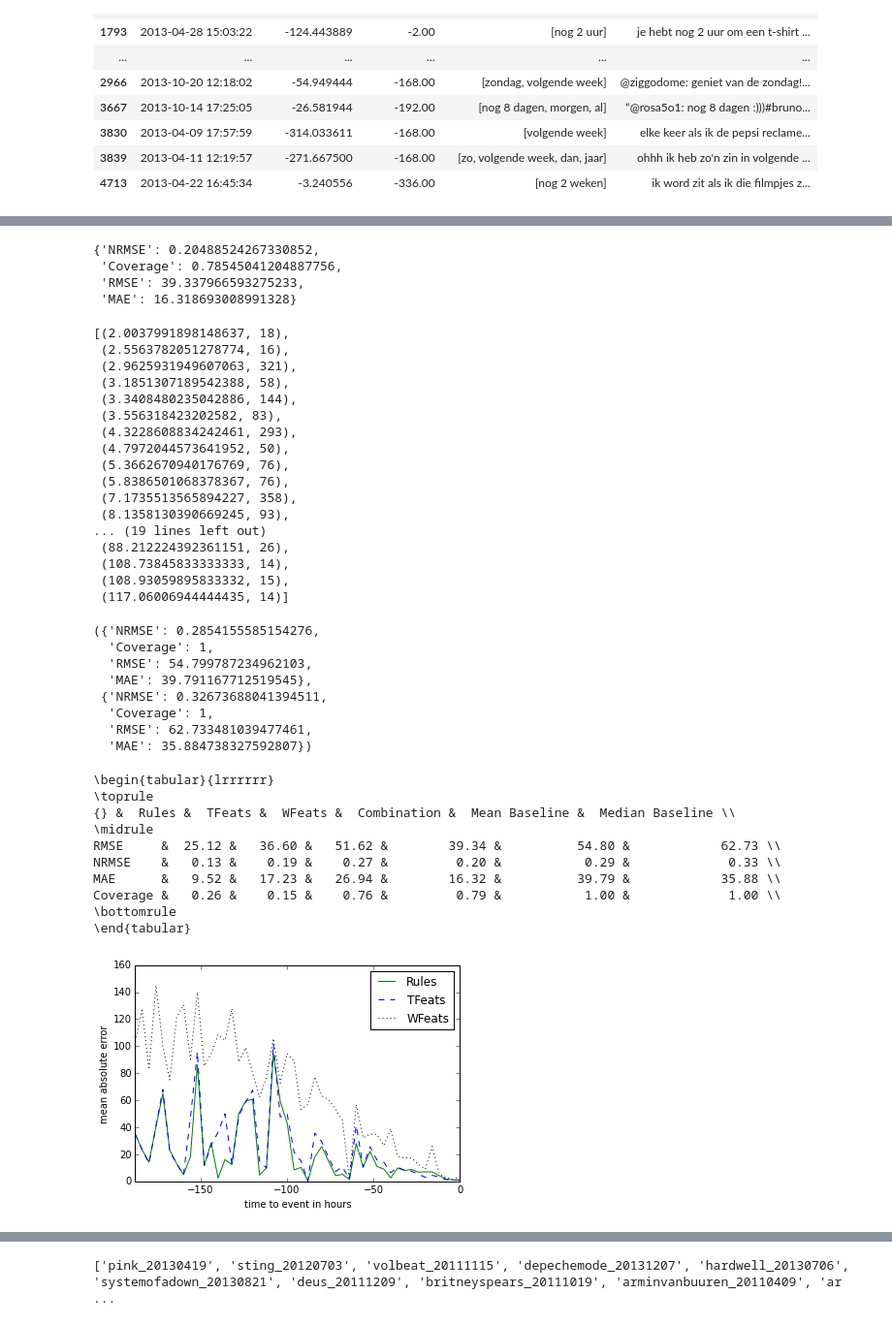
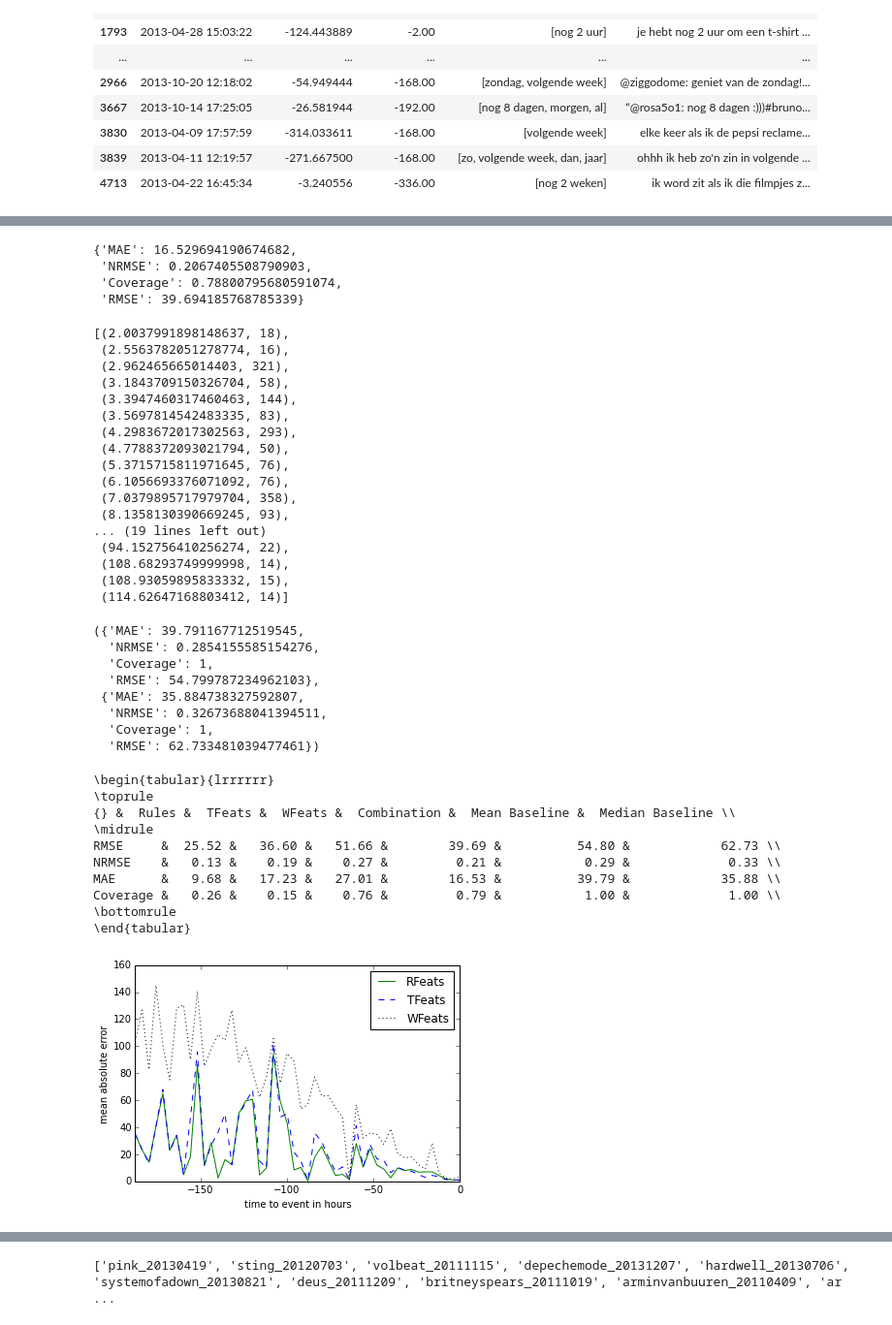
Before and after one commit to ahurriyetoglu/tte_estimation, a Jupyter notebook: WordTimeSeries.ipynb, the cells around one changed output, grey strips where cells are left out. Shown at 97% size. Cells and saved outputs as stored; diff of their text form; code cells hidden in the pictures.

```diff
--- a/WordTimeSeries.ipynb
+++ b/WordTimeSeries.ipynb
@@ -756,7 +756,7 @@ def run_loo_experimentP(myexperiment, lComb=1, stdThresh=0.85,throcc=1, excambtm
         tmpFeats = []
         for i in range(1,lComb+1):
             tmpFeats = tmpFeats + ["_".join(x) for x in chain.from_iterable([combinations(fa,i)])]
-        newFeats.append(tmpFeats)
+        newFeats.append(list(set(tmpFeats)))
 
     myexperiment["featComb"] = newFeats.copy()
 #     lComb -= 1
@@ -1549,4 +1549,4 @@ wordsC = getlinelist('../timexNelleke/20140228-contentWordsC.txt')
 wordsD = getlinelist('../timexNelleke/20140228-contentWordsD.txt')
 use_wlistM = wordsA + wordsB + wordsC + wordsD
 # %%
-use_wlistT = getlinelist('../timexNelleke/timexall')
+use_wlistT = getlinelist('../timexNelleke/timexall9.txt')
@@ -3131,6 +3139,7 @@ Coverage &   0.27 &    0.21 &    0.83 &         0.85 &           1.00 &
 \bottomrule
 \end{tabular}
 # %%
+myLineStyles = ['g-','b--','k:', 'r-.']
 rulesHistDF['error'] = np.abs(rulesHistDF.time_to_eventhF - rulesHistDF.histMed_rulesMeaSerie)
 rulesTmxHistDF['error'] = np.abs(rulesTmxHistDF.time_to_eventhF - rulesTmxHistDF.histMed_rulesAndTrain)
 rulesTmxLexHistDF['error'] = np.abs(rulesTmxLexHistDF.time_to_eventhF - rulesTmxLexHistDF.histMed_rulesTFeatsWFeats)
@@ -3142,7 +3151,7 @@ rulesTmxHistDF[fieldName] = rulesTmxHistDF.time_to_event.apply(lambda x: int(-x/
 rulesTmxLexHistDF[fieldName] = rulesTmxLexHistDF.time_to_event.apply(lambda x: int(-x/np.timedelta64(gatherPeriod, 'h')))
 
 averagedPeriod = pd.DataFrame([rulesHistDF.groupby(fieldName)['error'].mean(),rulesTmxHistDF.groupby(fieldName)['error'].mean(),\
-              rulesTmxLexHistDF.groupby(fieldName)['error'].mean()], index=['Rules','TFeats','WFeats']).T
+              rulesTmxLexHistDF.groupby(fieldName)['error'].mean()], index=['RFeats','TFeats','WFeats']).T
 
 averagedPeriod.index = averagedPeriod.index*gatherPeriod
 fig, ax = plt.subplots()
@@ -3540,30 +3553,30 @@ mc_resultsDict["Combination"]["Coverage"] = conLOOResultT.priorityALLEst.count()
 mc_resultsDict["Combination"]["NRMSE"] = mc_resultsDict["Combination"]["RMSE"]/192
 mc_resultsDict["Combination"]
 # %% [output]
-{'NRMSE': 0.20488524267330852,
- 'Coverage': 0.78545041204887756,
- 'RMSE': 39.337966593275233,
- 'MAE': 16.318693008991328}
+{'MAE': 16.529694190674682,
+ 'NRMSE': 0.2067405508790903,
+ 'Coverage': 0.78800795680591074,
+ 'RMSE': 39.694185768785339}
 # %%
 sorted(conLOOResultT.groupby("event").apply(lambda g:(getMAE(g.time_to_eventhF,g.priorityALLEst),len(g))))
 # %% [output]
 [(2.0037991898148637, 18),
  (2.5563782051278774, 16),
- (2.9625931949607063, 321),
- (3.1851307189542388, 58),
- (3.3408480235042886, 144),
- (3.556318423202582, 83),
- (4.3228608834242461, 293),
- (4.7972044573641952, 50),
- (5.3662670940176769, 76),
- (5.8386501068378367, 76),
- (7.1735513565894227, 358),
+ (2.962465665014403, 321),
+ (3.1843709150326704, 58),
+ (3.3947460317460463, 144),
+ (3.5697814542483335, 83),
+ (4.2983672017302563, 293),
+ (4.7788372093021794, 50),
+ (5.3715715811971645, 76),
+ (6.1056693376071092, 76),
+ (7.0379895717979704, 358),
  (8.1358130390669245, 93),
 ... (19 lines left out)
- (88.212224392361151, 26),
- (108.73845833333333, 14),
+ (94.152756410256274, 22),
+ (108.68293749999998, 14),
  (108.93059895833332, 15),
- (117.06006944444435, 14)]
+ (114.62647168803412, 14)]
 # %%
 meaBaseHistMcDF = conLOOResultT.groupby("event").apply(calcExpandHistNorm, "meanBase", winLen)
 medBaseHistMcDF = conLOOResultT.groupby("event").apply(calcExpandHistNorm, "medianBase", winLen)
@@ -3590,14 +3603,14 @@ mc_resultsDict["Median Baseline"]["Coverage"] = 1
 
 mc_resultsDict["Mean Baseline"], mc_resultsDict["Median Baseline"]
 # %% [output]
-({'NRMSE': 0.2854155585154276,
+({'MAE': 39.791167712519545,
+  'NRMSE': 0.2854155585154276,
   'Coverage': 1,
-  'RMSE': 54.799787234962103,
-  'MAE': 39.791167712519545},
- {'NRMSE': 0.32673688041394511,
+  'RMSE': 54.799787234962103},
+ {'MAE': 35.884738327592807,
+  'NRMSE': 0.32673688041394511,
   'Coverage': 1,
-  'RMSE': 62.733481039477461,
-  'MAE': 35.884738327592807})
+  'RMSE': 62.733481039477461})
 # %%
 mc_resultsDF = pd.DataFrame(mc_resultsDict).apply(lambda x: np.round(x,2))
 print(mc_resultsDF.sort_index(ascending=False).to_latex(columns=['Rules','TFeats','WFeats','Combination','Mean Baseline','Median Baseline']))
@@ -3606,33 +3619,33 @@ print(mc_resultsDF.sort_index(ascending=False).to_latex(columns=['Rules','TFeats
 \toprule
 {} &  Rules &  TFeats &  WFeats &  Combination &  Mean Baseline &  Median Baseline \\
 \midrule
-RMSE     &  25.12 &   36.60 &   51.62 &        39.34 &          54.80 &            62.73 \\
-NRMSE    &   0.13 &    0.19 &    0.27 &         0.20 &           0.29 &             0.33 \\
-MAE      &   9.52 &   17.23 &   26.94 &        16.32 &          39.79 &            35.88 \\
+RMSE     &  25.52 &   36.60 &   51.66 &        39.69 &          54.80 &            62.73 \\
+NRMSE    &   0.13 &    0.19 &    0.27 &         0.21 &           0.29 &             0.33 \\
+MAE      &   9.68 &   17.23 &   27.01 &        16.53 &          39.79 &            35.88 \\
 Coverage &   0.26 &    0.15 &    0.76 &         0.79 &           1.00 &             1.00 \\
 \bottomrule
 \end{tabular}
 # %%
 rulesHistMcDF['error'] = np.abs(rulesHistMcDF.time_to_eventhF - rulesHistMcDF.histMed_rulesMeaSerie)
 rulesTmxHistMcDF['error'] = np.abs(rulesTmxHistMcDF.time_to_eventhF - rulesTmxHistMcDF.histMed_rulesAndTrain)
 rulesTmxLexHistMcDF['error'] = np.abs(rulesTmxLexHistMcDF.time_to_eventhF - rulesTmxLexHistMcDF.histMed_rulesTFeatsWFeats)
 
 gatherPeriod=4
 fieldName = 'time_to_event'+str(gatherPeriod)+'h'
 rulesHistMcDF[fieldName] = rulesHistMcDF.time_to_event.apply(lambda x: int(-x/np.timedelta64(gatherPeriod, 'h')))
 rulesTmxHistMcDF[fieldName] = rulesTmxHistMcDF.time_to_event.apply(lambda x: int(-x/np.timedelta64(gatherPeriod, 'h')))
 rulesTmxLexHistMcDF[fieldName] = rulesTmxLexHistMcDF.time_to_event.apply(lambda x: int(-x/np.timedelta64(gatherPeriod, 'h')))
 
 averagedPeriod = pd.DataFrame([rulesHistMcDF.groupby(fieldName)['error'].mean(),rulesTmxHistMcDF.groupby(fieldName)['error'].mean(),\
-              rulesTmxLexHistMcDF.groupby(fieldName)['error'].mean()], index=['Rules','TFeats','WFeats']).T
+              rulesTmxLexHistMcDF.groupby(fieldName)['error'].mean()], index=['RFeats','TFeats','WFeats']).T
 
 averagedPeriod.index = averagedPeriod.index*gatherPeriod
 fig, ax = plt.subplots()
 averagedPeriod.plot(grid=False, ax=ax, style=myLineStyles)
 plt.xlabel("time to event in hours"), plt.ylabel('mean absolute error')
 fig.savefig("FSetBasedPerfRelStartTime_MC.eps", format='eps')
 # %% [output]
-[figure, old version]
+[figure, new version]
 # %%
 myfig, myDF = getErrorPerTTEFig(conLOOResultT.time_to_event, conLOOResultT.time_to_eventhF, conLOOResultT.priorityALLEst,\
                                 medBaseHistMcDF.histMed_medianBase, meaBaseHistMcDF.histMed_meanBase, gather_period=4)
```
Also changed, not shown: parts of 119 cells of this notebook.
